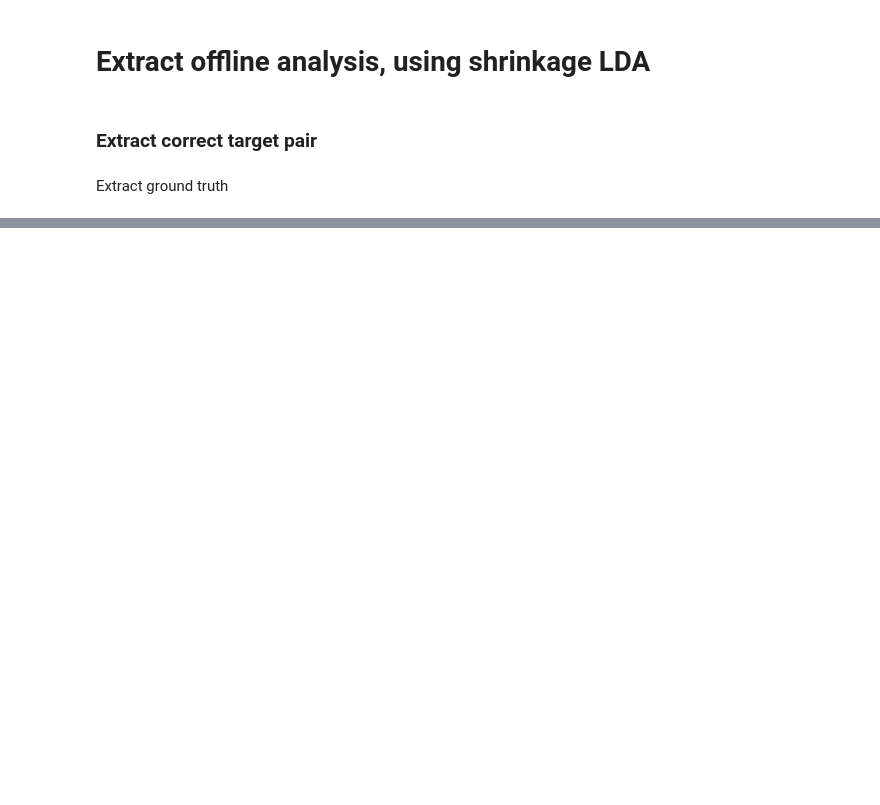
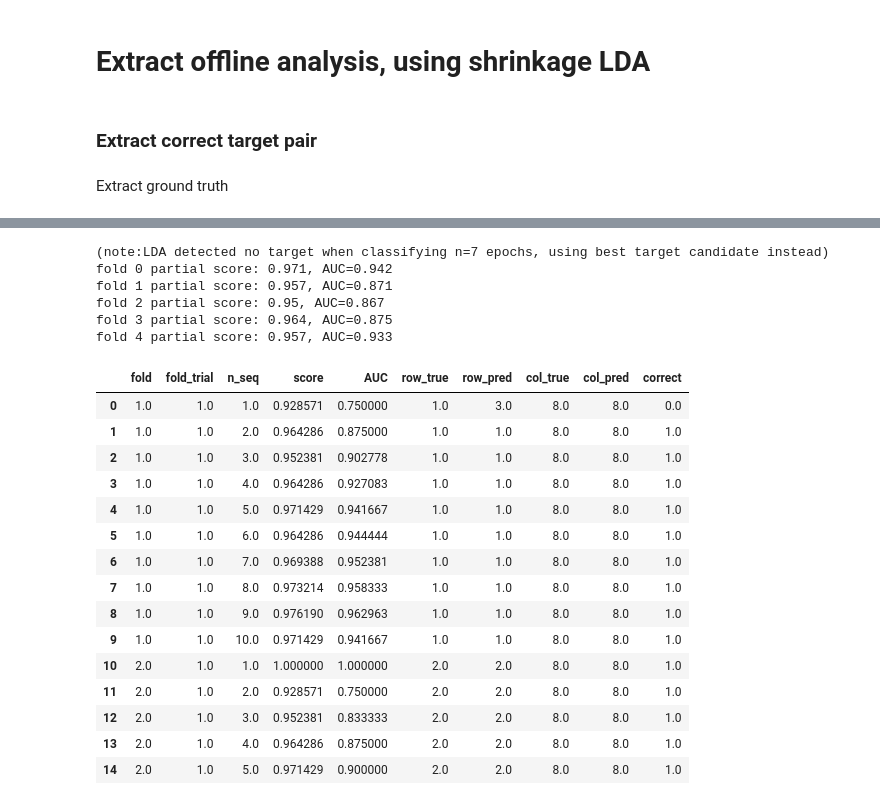
Before and after one commit to lokinou/p3k_offline_analysis, a Jupyter notebook: p300_analysis.ipynb, the cells around one changed output, grey strips where cells are left out. Cells and saved outputs as stored; diff of their text form; code cells hidden in the pictures; blank space fills up the shorter version.

Commit message:
support for openvibe P300

```diff
--- a/p300_analysis.ipynb
+++ b/p300_analysis.ipynb
@@ -513,3 +619,24 @@ if data_type=='openvibe':
+# %%
+if data_type=='openvibe':
+
+    # replace openvibe stimuli by human readable ones
+    map_replace_stim = {'33286':0, '33285':1, '32773':10}
+
+    stim_ov_list = np.arange(ov_stimulus_begin, ov_stimulus_begin + ov_nb_row_stims + ov_nb_col_stims).astype(str)
+    stim_list = np.arange(ov_nb_row_stims + ov_nb_col_stims)+ 1 + stimulus_padding # add 100 to stimuli
+
+    map_replace_stim.update(dict(zip(stim_ov_list, stim_list)))
+
+    ov_nb_sequences = 10
+    ov_nb_row_stims = 7
+    ov_nb_col_stims = 7
+    # delete segments that contain '0' or '1' stimuli
+    raw.annotations.delete(np.where(raw.annotations.description=='0'))
+    raw.annotations.delete(np.where(raw.annotations.description=='1'))
+    raw.annotations.delete(np.where(raw.annotations.description.astype(np.uint8)>1000)[0]) # remove other stimulations
+
+    # remap stimuli
+    raw.annotations.description = pd.DataFrame(raw.annotations.description).replace(map_replace_stim).to_numpy().squeeze().astype(str)
 # %% [markdown]
 ### Make a list of the annotations to check whether all stimuli can be found
 # %% [markdown]
@@ -554,13 +703,13 @@ if string_annotations.size > 0:
     print('removing all string annotations: {}'.format(raw.annotations.description[string_annotations]))
     raw.annotations.delete(string_annotations)
 # Extractz row and column labels from stimuli numbers
-stimli_labels = np.sort(np.unique(raw.annotations.description[np.where(raw.annotations.description.astype(np.uint8) >= stimulus_padding)]))
+stimuli_labels = np.sort(np.unique(raw.annotations.description[np.where(raw.annotations.description.astype(np.uint8) >= stimulus_padding)]))
 
-row_labels = stimli_labels[:nb_stimlus_rows]
-col_labels = stimli_labels[nb_stimlus_rows:nb_stimlus_rows+nb_stimulus_cols]
+row_labels = stimuli_labels[:nb_stimlus_rows]
+col_labels = stimuli_labels[nb_stimlus_rows:nb_stimlus_rows+nb_stimulus_cols]
 
 print("Row labels: {}".format(row_labels))
 print("Col labels: {}".format(col_labels))
 
 # map the stimuli for MNE to read
-map_stimuli = dict(zip(stimli_labels, stimli_labels.astype(np.uint8)))
+map_stimuli = dict(zip(stimuli_labels, stimuli_labels.astype(np.uint8)))
@@ -567,9 +736,9 @@ map_stimuli = dict(zip(stimli_labels, stimli_labels.astype(np.uint8)))
 # %%
 # target = 1, nontarget = 0
 target_map = None
-if data_type == 'openvibe':
-    target_map = {'33286':0, '33285':1}
-elif data_type == "bci2000":
-    target_map = {'0':0, '1':1, '10':10}
-    target_map.update(map_stimuli)
+#if data_type == 'openvibe':
+#    target_map = {'33286':0, '33285':1}
+#elif data_type == "bci2000":
+target_map = {'0':0, '1':1, '10':10}
+target_map.update(map_stimuli)
 target_map
@@ -1216,7 +1540,35 @@ for train_index, test_index in kf.split(list_trials):
     fold_counter += 1
 
 # clear the types or the score table
+score_table[["row_true", "row_pred", "col_true", "col_pred"]] = score_table[["row_true", "row_pred", "col_true", "col_pred"]] -100
 score_table.convert_dtypes()
+pass
+# %% [output]
+(note:LDA detected no target when classifying n=7 epochs, using best target candidate instead)
+fold 0 partial score: 0.971, AUC=0.942
+fold 1 partial score: 0.957, AUC=0.871
+fold 2 partial score: 0.95, AUC=0.867
+fold 3 partial score: 0.964, AUC=0.875
+fold 4 partial score: 0.957, AUC=0.933
+# %%
+score_table[:15]
+# %% [output]
+|  | fold | fold_trial | n_seq | score | AUC | row_true | row_pred | col_true | col_pred | correct |
+| 0 | 1.0 | 1.0 | 1.0 | 0.928571 | 0.750000 | 1.0 | 3.0 | 8.0 | 8.0 | 0.0 |
+| 1 | 1.0 | 1.0 | 2.0 | 0.964286 | 0.875000 | 1.0 | 1.0 | 8.0 | 8.0 | 1.0 |
+| 2 | 1.0 | 1.0 | 3.0 | 0.952381 | 0.902778 | 1.0 | 1.0 | 8.0 | 8.0 | 1.0 |
+| 3 | 1.0 | 1.0 | 4.0 | 0.964286 | 0.927083 | 1.0 | 1.0 | 8.0 | 8.0 | 1.0 |
+| 4 | 1.0 | 1.0 | 5.0 | 0.971429 | 0.941667 | 1.0 | 1.0 | 8.0 | 8.0 | 1.0 |
+| 5 | 1.0 | 1.0 | 6.0 | 0.964286 | 0.944444 | 1.0 | 1.0 | 8.0 | 8.0 | 1.0 |
+| 6 | 1.0 | 1.0 | 7.0 | 0.969388 | 0.952381 | 1.0 | 1.0 | 8.0 | 8.0 | 1.0 |
+| 7 | 1.0 | 1.0 | 8.0 | 0.973214 | 0.958333 | 1.0 | 1.0 | 8.0 | 8.0 | 1.0 |
+| 8 | 1.0 | 1.0 | 9.0 | 0.976190 | 0.962963 | 1.0 | 1.0 | 8.0 | 8.0 | 1.0 |
+| 9 | 1.0 | 1.0 | 10.0 | 0.971429 | 0.941667 | 1.0 | 1.0 | 8.0 | 8.0 | 1.0 |
+| 10 | 2.0 | 1.0 | 1.0 | 1.000000 | 1.000000 | 2.0 | 2.0 | 8.0 | 8.0 | 1.0 |
+| 11 | 2.0 | 1.0 | 2.0 | 0.928571 | 0.750000 | 2.0 | 2.0 | 8.0 | 8.0 | 1.0 |
+| 12 | 2.0 | 1.0 | 3.0 | 0.952381 | 0.833333 | 2.0 | 2.0 | 8.0 | 8.0 | 1.0 |
+| 13 | 2.0 | 1.0 | 4.0 | 0.964286 | 0.875000 | 2.0 | 2.0 | 8.0 | 8.0 | 1.0 |
+| 14 | 2.0 | 1.0 | 5.0 | 0.971429 | 0.900000 | 2.0 | 2.0 | 8.0 | 8.0 | 1.0 |
 # %%
 df_seq = score_table.groupby(['n_seq']).mean()
 df_seq = df_seq.rename(columns={"correct":"Accuracy", "score":"epoch_score", "AUC":"epoch_AUC"})
```
Also changed, not shown: parts of 51 cells of this notebook.
